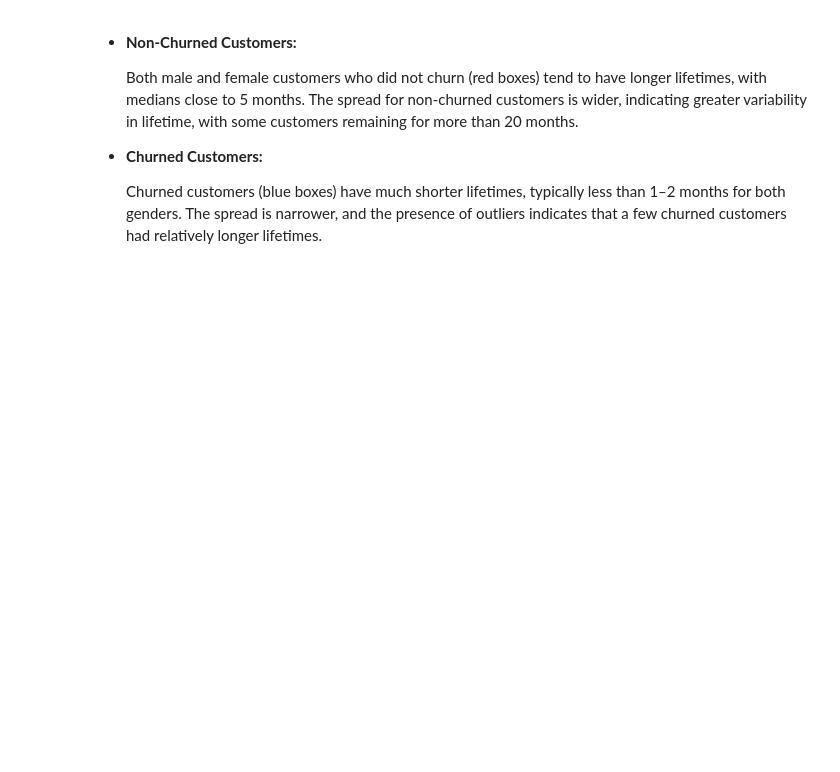
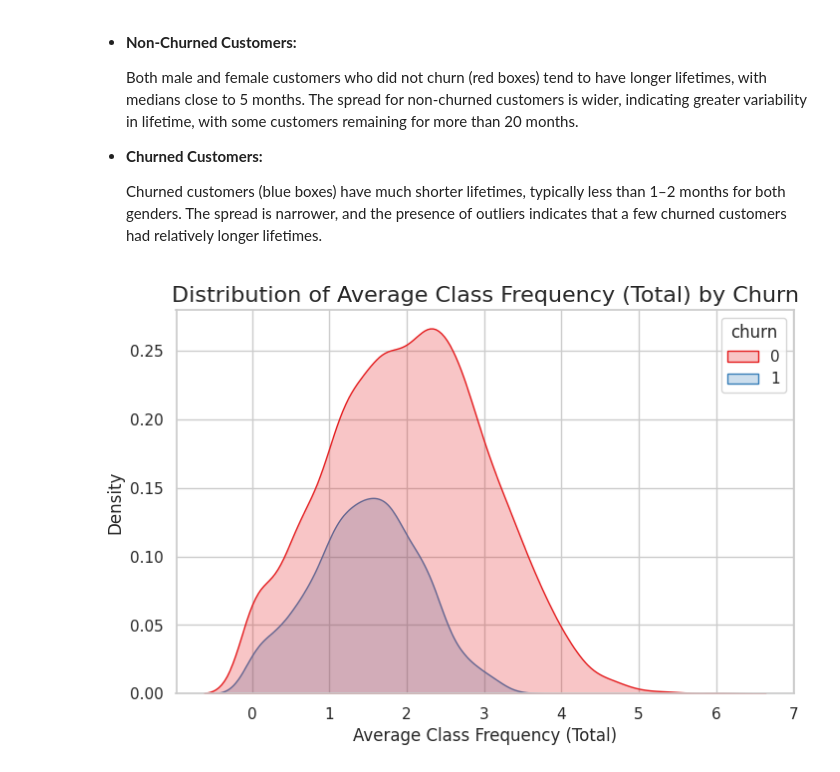
Before and after one commit to bhutto17/Fitness-Center-Retention-Analysis, a Jupyter notebook: Fitness_Center_Retention_Analysis.ipynb, the cells around one changed output. Saved outputs shown, nothing was run; the diff lists cells and outputs as text; code cells hidden in the pictures; blank space fills up the shorter version.

Commit message:
Visualized distribution of average class frequency by churn using KDE plot

```diff
--- a/Fitness_Center_Retention_Analysis.ipynb
+++ b/Fitness_Center_Retention_Analysis.ipynb
@@ -292,3 +292,12 @@ plt.show()
 - **Churned Customers:**
 
     Churned customers (blue boxes) have much shorter lifetimes, typically less than 1–2 months for both genders. The spread is narrower, and the presence of outliers indicates that a few churned customers had relatively longer lifetimes.
+# %%
+plt.figure(figsize=(8, 5))
+sns.kdeplot(data=gym_data, x='avg_class_frequency_total', hue='churn', fill=True, palette='Set1')
+plt.title('Distribution of Average Class Frequency (Total) by Churn', fontsize=16)
+plt.xlabel('Average Class Frequency (Total)')
+plt.ylabel('Density')
+plt.show()
+# %% [output]
+[figure, added]
```
Also changed, not shown: parts of 1 cell of this notebook.
